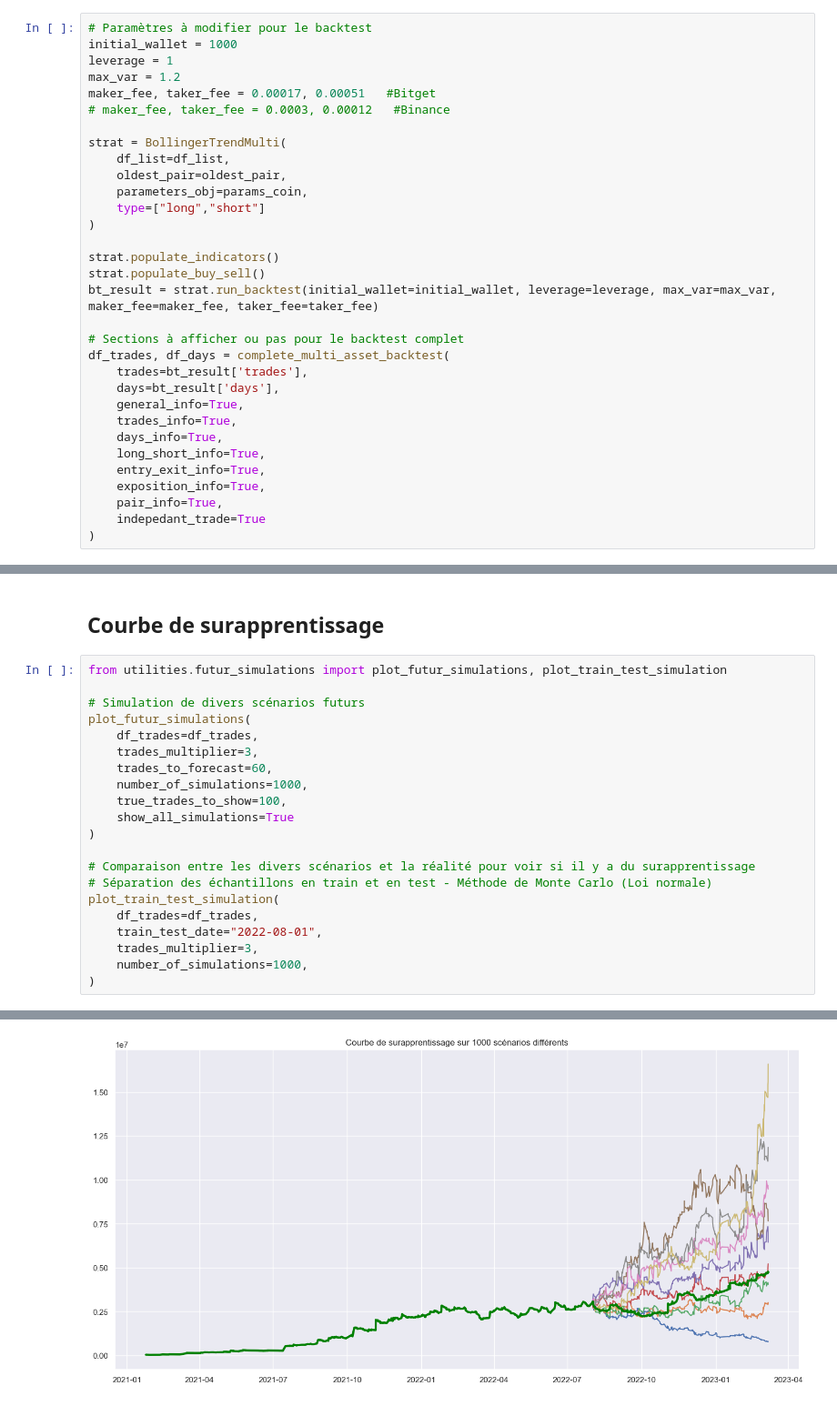
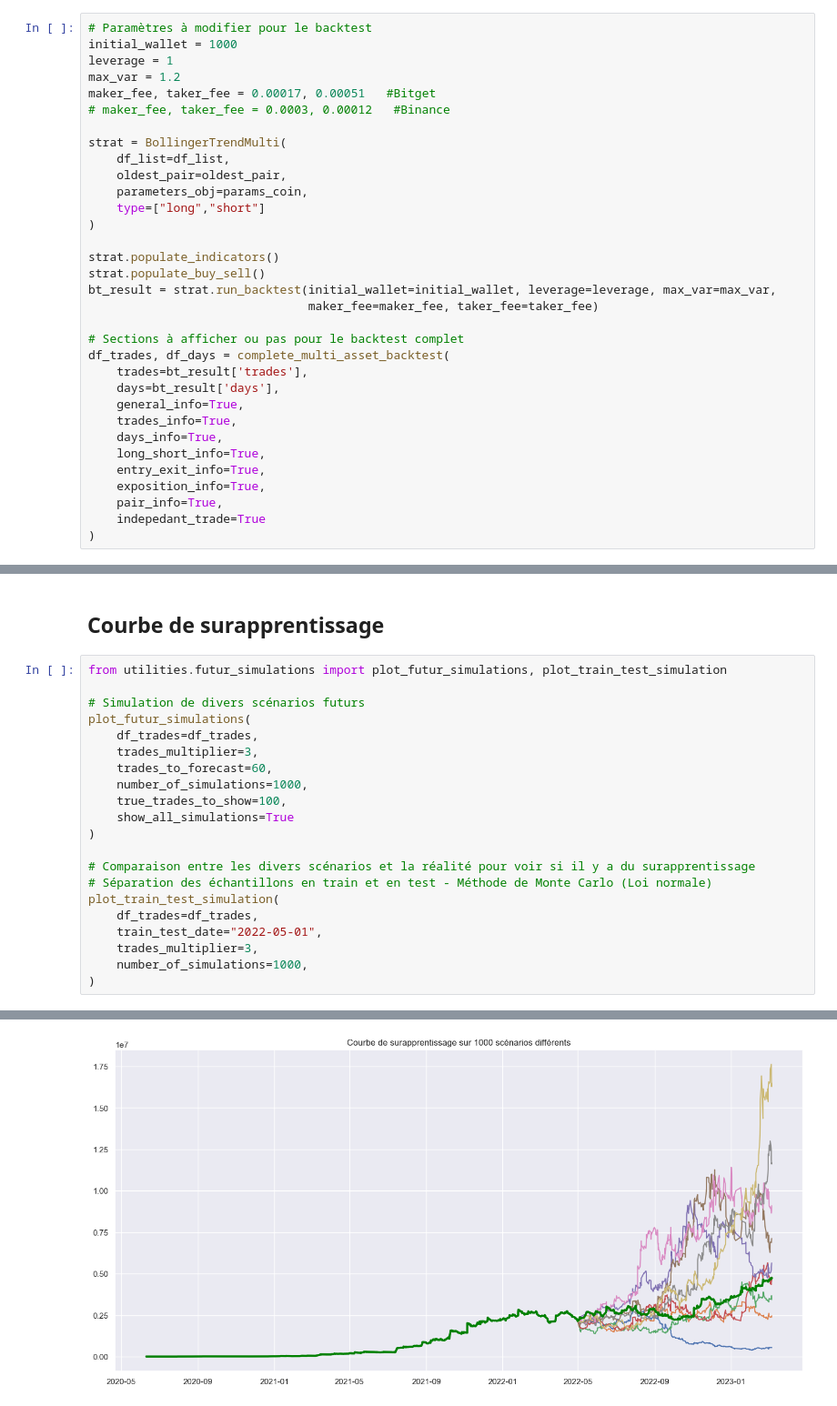
Before and after one commit to jackseg80/cryptoBot_2023, a Jupyter notebook: backtest/multi_division/bollinger_trend_multi.ipynb, the cells around one changed output, grey strips where cells are left out. Shown at 91% size. Drawn from its saved outputs; the diff is of its cells as text.

```diff
--- a/backtest/multi_division/bollinger_trend_multi.ipynb
+++ b/backtest/multi_division/bollinger_trend_multi.ipynb
@@ -94,7 +94,8 @@ strat = BollingerTrendMulti(
 
 strat.populate_indicators()
 strat.populate_buy_sell()
-bt_result = strat.run_backtest(initial_wallet=initial_wallet, leverage=leverage, max_var=max_var, maker_fee=maker_fee, taker_fee=taker_fee)
+bt_result = strat.run_backtest(initial_wallet=initial_wallet, leverage=leverage, max_var=max_var,
+                               maker_fee=maker_fee, taker_fee=taker_fee)
 
 # Sections à afficher ou pas pour le backtest complet
 df_trades, df_days = complete_multi_asset_backtest(
@@ -169,7 +170,7 @@ plot_futur_simulations(
 # Séparation des échantillons en train et en test - Méthode de Monte Carlo (Loi normale)
 plot_train_test_simulation(
     df_trades=df_trades,
-    train_test_date="2022-08-01",
+    train_test_date="2022-05-01",
     trades_multiplier=3,
     number_of_simulations=1000,
 )
@@ -178 +179 @@ plot_train_test_simulation(
-[figure, old version]
+[figure, new version]
```
Also changed, not shown: parts of 4 cells of this notebook, 1 other file.
